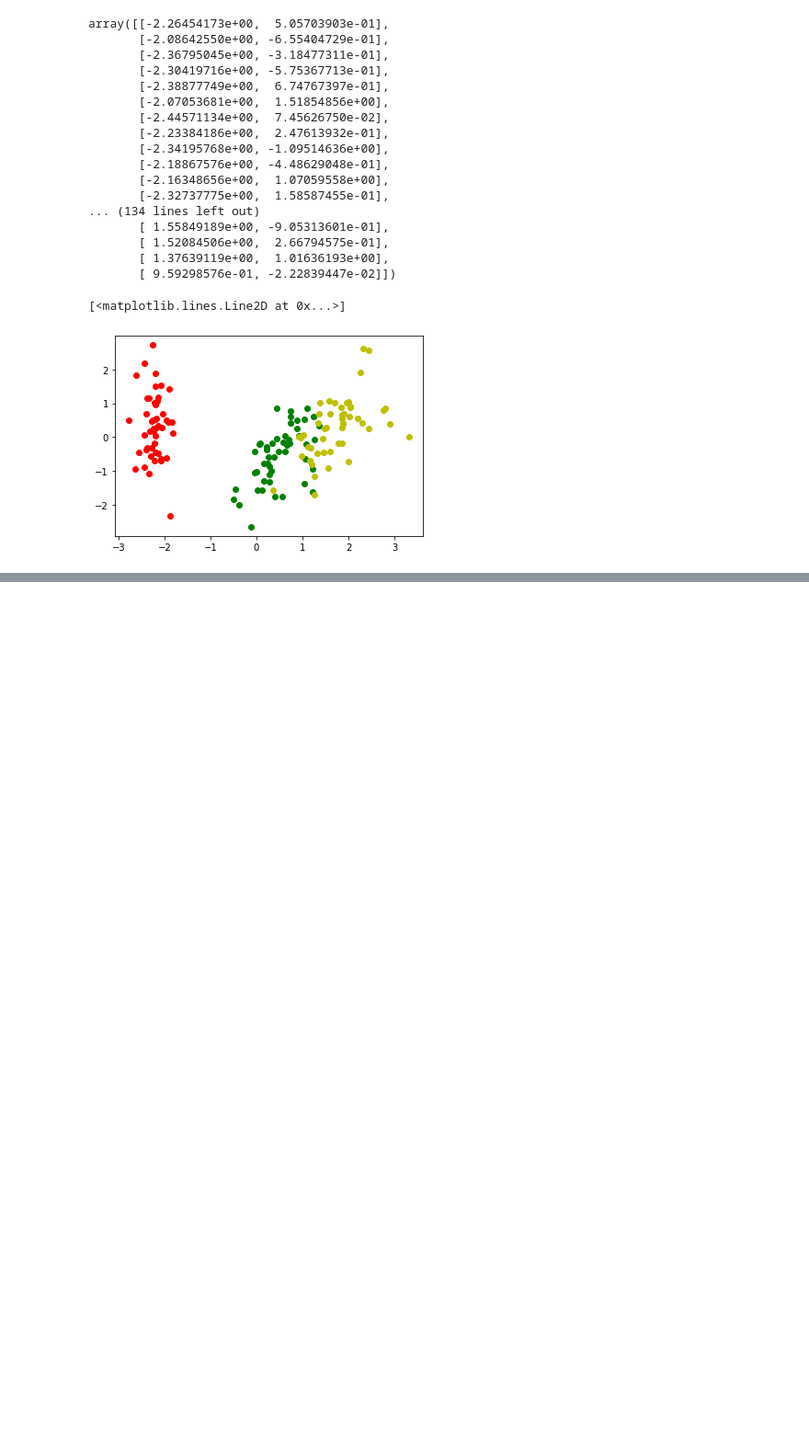
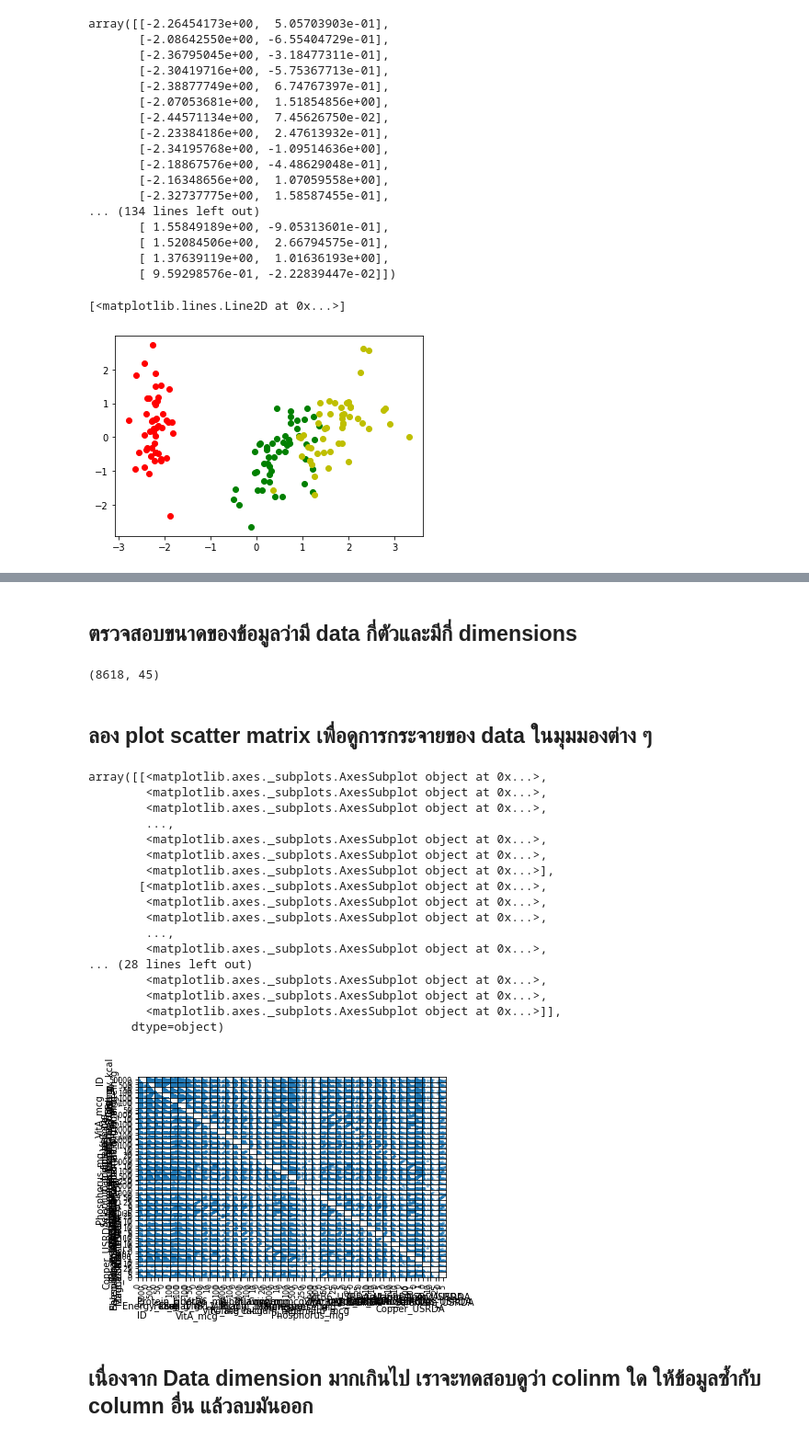
Before and after one commit to Umaporn19/multivariate, a Jupyter notebook: Chapter_3.ipynb, the cells around one changed output, grey strips where cells are left out. Shown at 92% size. Cells and saved outputs as stored; diff of their text form; code cells hidden in the pictures; blank space fills up the shorter version.

```diff
--- a/Chapter_3.ipynb
+++ b/Chapter_3.ipynb
@@ -384,0 +389,3 @@ plt.plot(new_pca[100:,0],new_pca[100:,1],'oy')
+# %%
+data = pd.read_csv('nndb_flat.csv')
+data
@@ -384,0 +406,31 @@ plt.plot(new_pca[100:,0],new_pca[100:,1],'oy')
+# %% [markdown]
+## ตรวจสอบขนาดของข้อมูลว่ามี data กี่ตัวและมีกี่ dimensions
+# %%
+data.shape #ดูว่ามีกี่ไดแมนชัน
+# %% [output]
+(8618, 45)
+# %% [markdown]
+## ลอง plot scatter matrix เพื่อดูการกระจายของ data ในมุมมองต่าง ๆ
+# %%
+pd.plotting.scatter_matrix(data)
+# %% [output]
+array([[<matplotlib.axes._subplots.AxesSubplot object at 0x...>,
+        <matplotlib.axes._subplots.AxesSubplot object at 0x...>,
+        <matplotlib.axes._subplots.AxesSubplot object at 0x...>,
+        ...,
+        <matplotlib.axes._subplots.AxesSubplot object at 0x...>,
+        <matplotlib.axes._subplots.AxesSubplot object at 0x...>,
+        <matplotlib.axes._subplots.AxesSubplot object at 0x...>],
+       [<matplotlib.axes._subplots.AxesSubplot object at 0x...>,
+        <matplotlib.axes._subplots.AxesSubplot object at 0x...>,
+        <matplotlib.axes._subplots.AxesSubplot object at 0x...>,
+        ...,
+        <matplotlib.axes._subplots.AxesSubplot object at 0x...>,
+... (28 lines left out)
+        <matplotlib.axes._subplots.AxesSubplot object at 0x...>,
+        <matplotlib.axes._subplots.AxesSubplot object at 0x...>,
+        <matplotlib.axes._subplots.AxesSubplot object at 0x...>]],
+      dtype=object)
+[figure, added]
+# %% [markdown]
+## เนื่องจาก Data dimension มากเกินไป เราจะทดสอบดูว่า colinm ใด ให้ข้อมูลซ้ำกับ column อื่น แล้วลบมันออก
```
Also changed, not shown: parts of 18 cells of this notebook.
